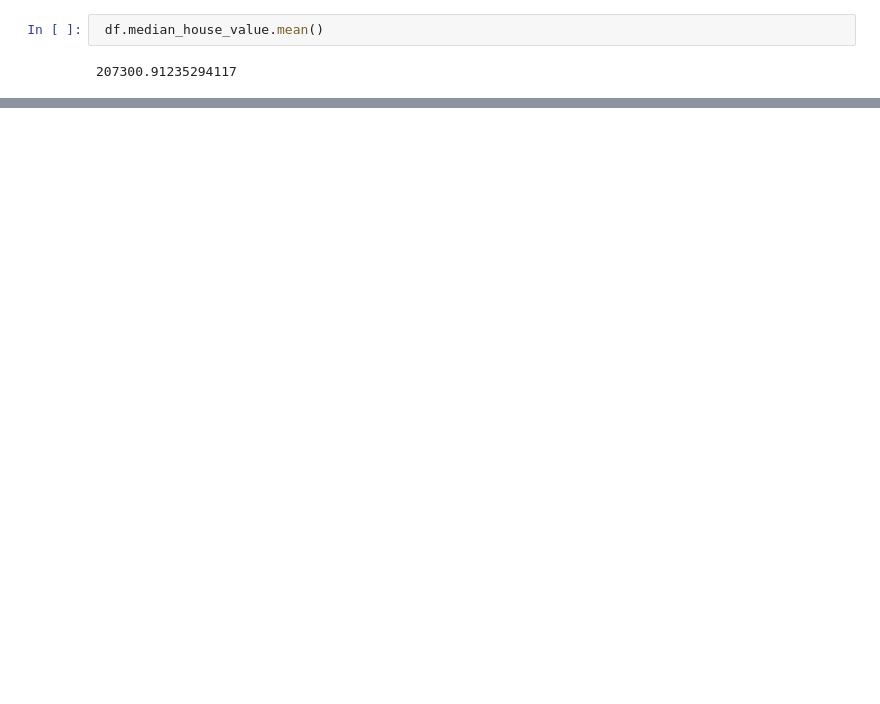
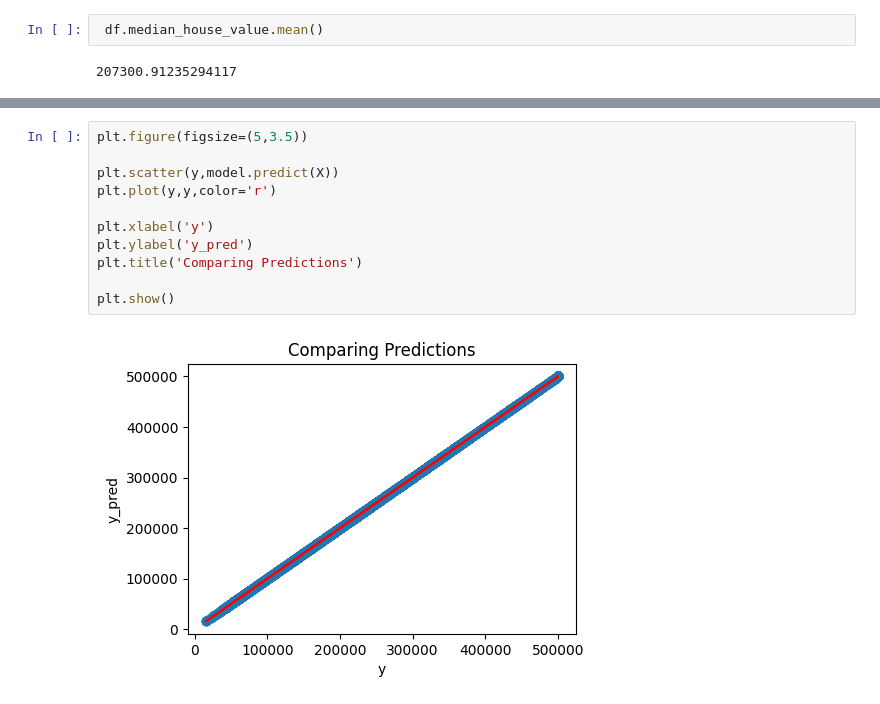
Before and after one commit to Rogerio-mack/IMT_CD_2024, a Jupyter notebook: IMT_regressao_robust_solucao.ipynb, the cells around one changed output, grey strips where cells are left out. Saved outputs shown, nothing was run; the diff lists cells and outputs as text; blank space fills up the shorter version.

```diff
--- a/IMT_regressao_robust_solucao.ipynb
+++ b/IMT_regressao_robust_solucao.ipynb
@@ -571,0 +585,13 @@ Preço estimado (scikit-learn): 173700.00
+# %%
+plt.figure(figsize=(5,3.5))
+
+plt.scatter(y,model.predict(X))
+plt.plot(y,y,color='r')
+
+plt.xlabel('y')
+plt.ylabel('y_pred')
+plt.title('Comparing Predictions')
+
+plt.show()
+# %% [output]
+[figure, added]
```
Also changed, not shown: parts of 7 cells of this notebook.
